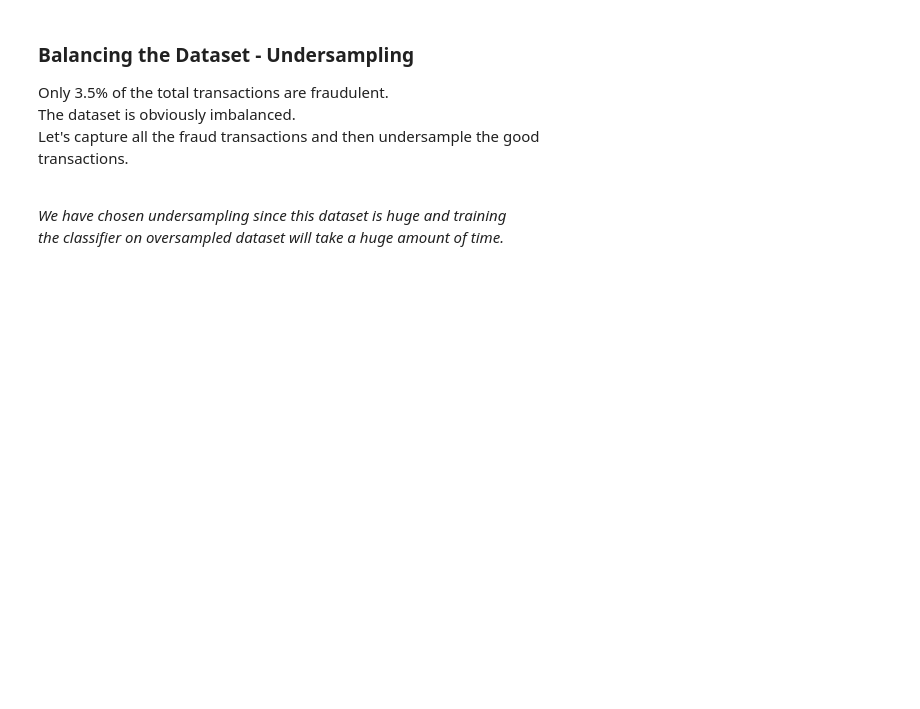
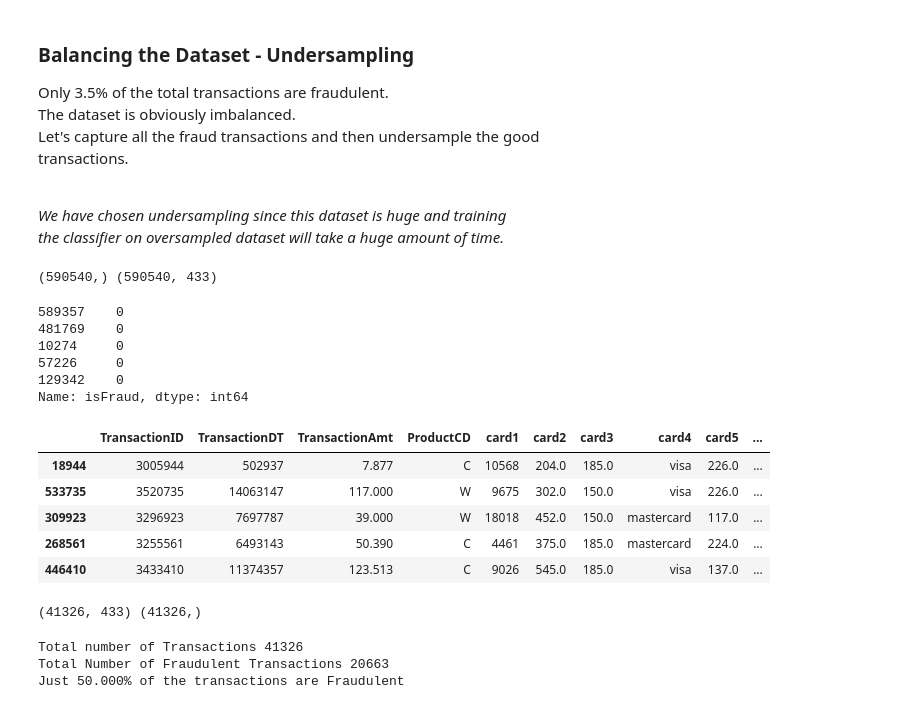
Before and after one commit to pranjalchaubey/Credit-Fraud-Detection, a Jupyter notebook: src/Card_Fraud_Detection.ipynb, the cells around one changed output. Drawn from its saved outputs; the diff is of its cells as text; code cells hidden in the pictures; blank space fills up the shorter version.

Commit message:
feat: Undersample to balance the dataset

```diff
--- a/src/Card_Fraud_Detection.ipynb
+++ b/src/Card_Fraud_Detection.ipynb
@@ -276,0 +275,23 @@ the classifier on oversampled dataset will take a huge amount of time._
+# %%
+# Separate the target column, isFraud
+y = df_dataset['isFraud']
+# Drop the isFraud column from the dataset df
+X = df_dataset.drop(labels='isFraud', axis=1)
+
+print(y.shape, X.shape)
+display(y.sample(5))
+display(X.sample(5))
+# %% [output]
+(590540,) (590540, 433)
+589357    0
+481769    0
+10274     0
+57226     0
+129342    0
+Name: isFraud, dtype: int64
+|  | TransactionID | TransactionDT | TransactionAmt | ProductCD | card1 | card2 | card3 | card4 | card5 | ... |
+| 18944 | 3005944 | 502937 | 7.877 | C | 10568 | 204.0 | 185.0 | visa | 226.0 | ... |
+| 533735 | 3520735 | 14063147 | 117.000 | W | 9675 | 302.0 | 150.0 | visa | 226.0 | ... |
+| 309923 | 3296923 | 7697787 | 39.000 | W | 18018 | 452.0 | 150.0 | mastercard | 117.0 | ... |
+| 268561 | 3255561 | 6493143 | 50.390 | C | 4461 | 375.0 | 185.0 | mastercard | 224.0 | ... |
+| 446410 | 3433410 | 11374357 | 123.513 | C | 9026 | 545.0 | 185.0 | visa | 137.0 | ... |
@@ -276,0 +301,20 @@ the classifier on oversampled dataset will take a huge amount of time._
+# %%
+# Now that we have separated the target variable
+# Time to undersample
+rus = RandomUnderSampler(random_state=786)
+X_rus, y_rus = rus.fit_resample(X, y)
+
+# Check
+print(X_rus.shape, y_rus.shape)
+# %% [output]
+(41326, 433) (41326,)
+# %%
+# Check Dataset Balance
+print(f'Total number of Transactions {X_rus.shape[0]}')
+print(f'Total Number of Fraudulent Transactions {y_rus.sum()}')
+print(f'Just {(y_rus.sum()/X_rus.shape[0])\
+              *100:0.3f}% of the transactions are Fraudulent')
+# %% [output]
+Total number of Transactions 41326
+Total Number of Fraudulent Transactions 20663
+Just 50.000% of the transactions are Fraudulent
```
Also changed, not shown: parts of 8 cells of this notebook.
